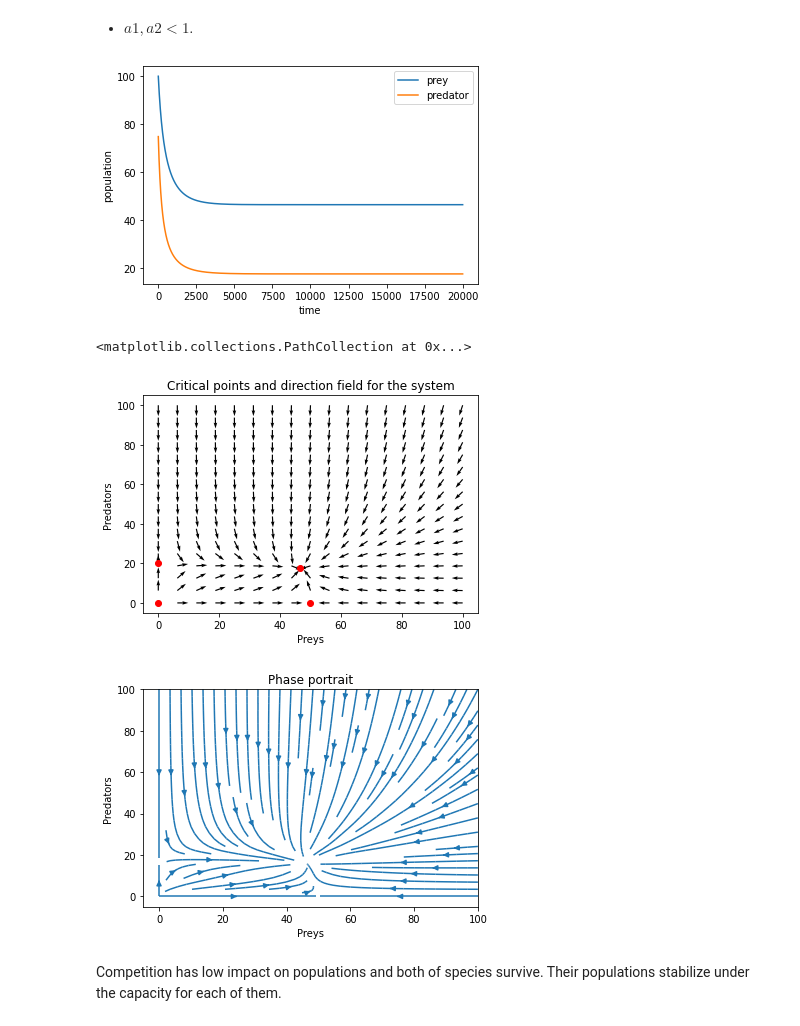
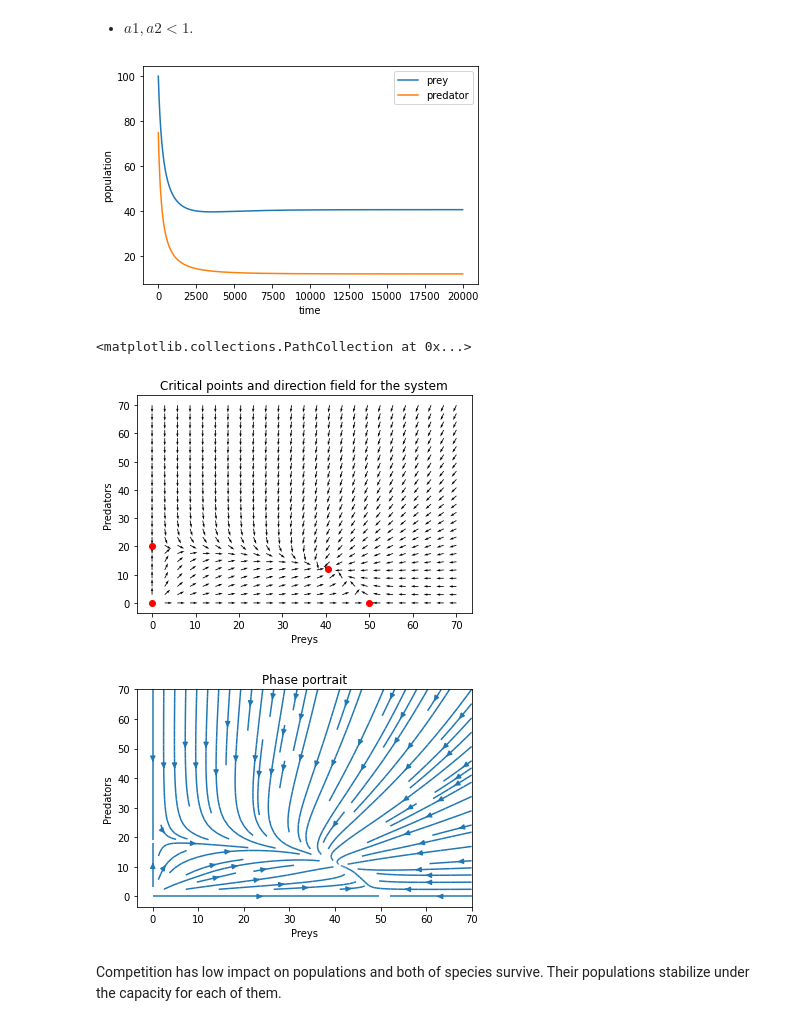
Before and after one commit to Deneverhad/Lotka, a Jupyter notebook: Lotka-Voltera.ipynb, the cells around one changed output. Drawn from its saved outputs; the diff is of its cells as text; code cells hidden in the pictures.

```diff
--- a/Lotka-Voltera.ipynb
+++ b/Lotka-Voltera.ipynb
@@ -462,7 +464,7 @@ In this case we have symmetric situation to the previous one.
 # %%
 r= 1.0; s = 1.0
 k1 = 50.0; k2 = 20.0
-a1 = 0.2; a2 = 0.05
+a1 = 0.8; a2 = 0.2
 
 Y1 = [100.0, 75.0]
 
@@ -487,19 +489,19 @@ plt.ylabel("population")
 plt.legend(loc='upper right')
 plt.show()
 # %% [output]
-[figure, old version]
+[figure, new version]
 # %%
-direction_field(competitions, 100, 17)
+direction_field(competitions, 70, 25)
 prey = [0, 0, k1, (k1 - a1*k2) / (1 - a1 * a2)]
 pred = [0, k2, 0, (k2 - a2*k1) / (1 - a1 * a2)]
 plt.scatter(prey, pred, c='red')
 # %% [output]
 <matplotlib.collections.PathCollection at 0x...>
-[figure, old version]
+[figure, new version]
 # %%
-phase_plot(competitions, 100, 10)
+phase_plot(competitions, 70, 10)
 # %% [output]
-[figure, old version]
+[figure, new version]
 # %% [markdown]
 Competition has low impact on populations and both of species survive. Their populations stabilize under the capacity for each of them.
 # %% [markdown]
```
Also changed, not shown: parts of 8 cells of this notebook.
